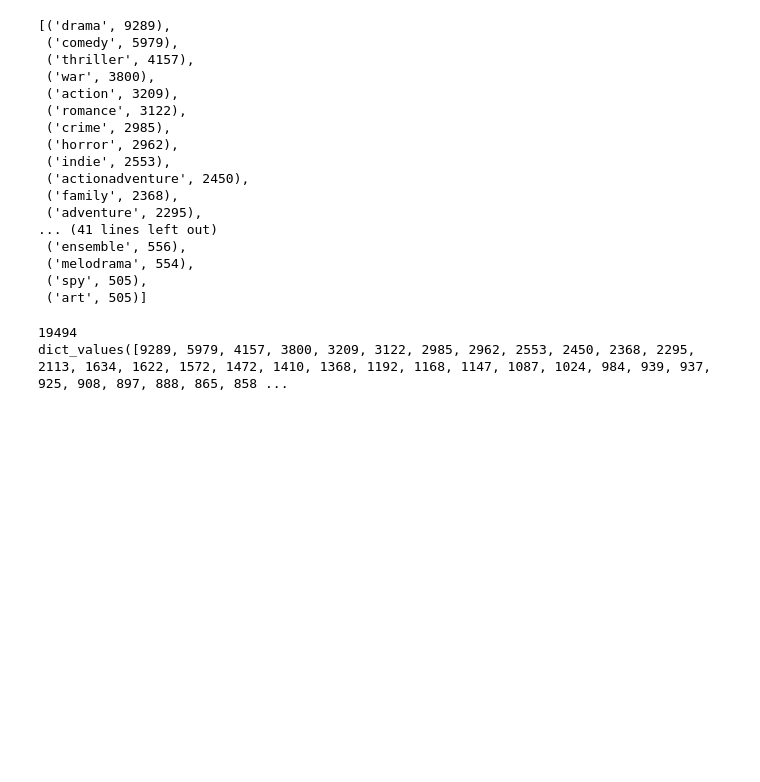
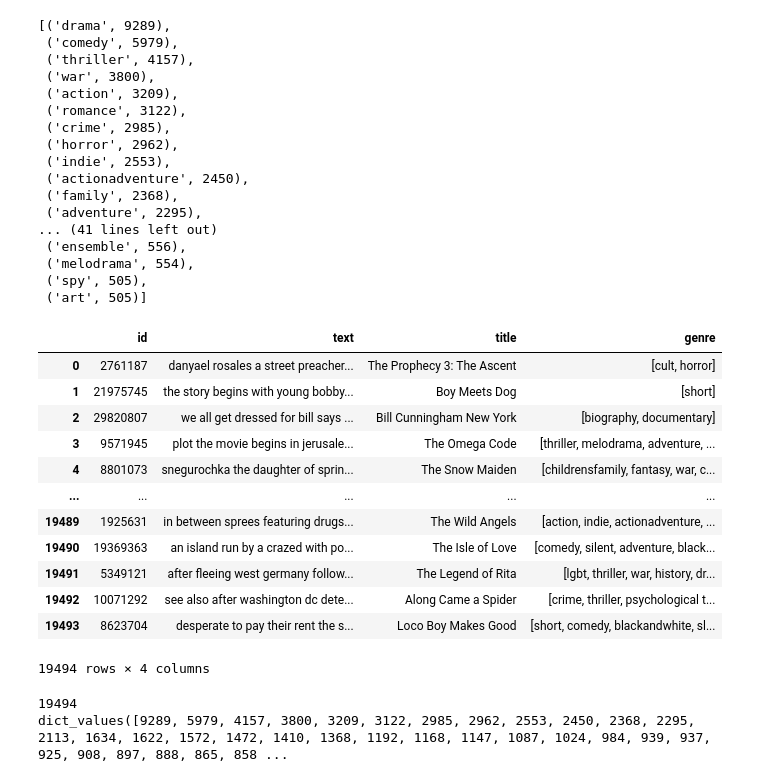
Before and after one commit to MatthiasRemta/NLP_Project, a Jupyter notebook: reducing_categories.ipynb, the cells around one changed output. Cells and saved outputs as stored; diff of their text form; code cells hidden in the pictures; blank space fills up the shorter version.

```diff
--- a/reducing_categories.ipynb
+++ b/reducing_categories.ipynb
@@ -390,3 +394,20 @@ sorted(element_counts.items(), key=lambda x:x[1], reverse=True)
 #write the balanced df to a pickle file if not already exists
 if not os.path.isfile('Data/MovieSummaries/plots_genres_balanced.pkl'):
     df_balanced.to_pickle("./Data/MovieSummaries/plots_genres_balanced.pkl")
+# %%
+df_balanced = pd.read_pickle("./Data/MovieSummaries/plots_genres_balanced.pkl")
+df_balanced
+# %% [output]
+|  | id | text | title | genre |
+| 0 | 2761187 | danyael rosales a street preacher... | The Prophecy 3: The Ascent | [cult, horror] |
+| 1 | 21975745 | the story begins with young bobby... | Boy Meets Dog | [short] |
+| 2 | 29820807 | we all get dressed for bill says ... | Bill Cunningham New York | [biography, documentary] |
+| 3 | 9571945 | plot the movie begins in jerusale... | The Omega Code | [thriller, melodrama, adventure, ... |
+| 4 | 8801073 | snegurochka the daughter of sprin... | The Snow Maiden | [childrensfamily, fantasy, war, c... |
+| ... | ... | ... | ... | ... |
+| 19489 | 1925631 | in between sprees featuring drugs... | The Wild Angels | [action, indie, actionadventure, ... |
+| 19490 | 19369363 | an island run by a crazed with po... | The Isle of Love | [comedy, silent, adventure, black... |
+| 19491 | 5349121 | after fleeing west germany follow... | The Legend of Rita | [lgbt, thriller, war, history, dr... |
+| 19492 | 10071292 | see also after washington dc dete... | Along Came a Spider | [crime, thriller, psychological t... |
+| 19493 | 8623704 | desperate to pay their rent the s... | Loco Boy Makes Good | [short, comedy, blackandwhite, sl... |
+19494 rows × 4 columns
```
Also changed, not shown: parts of 10 cells of this notebook, 7 other files.
